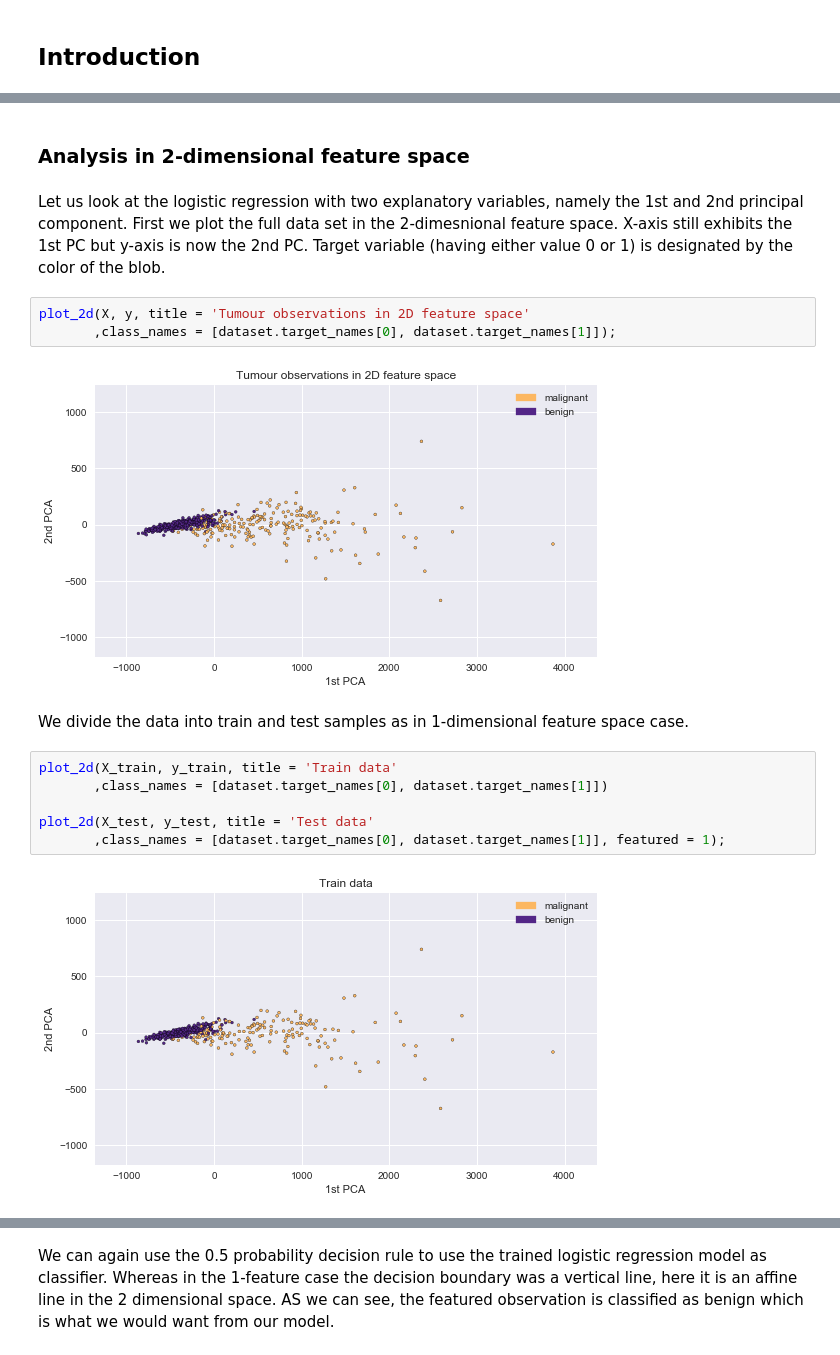
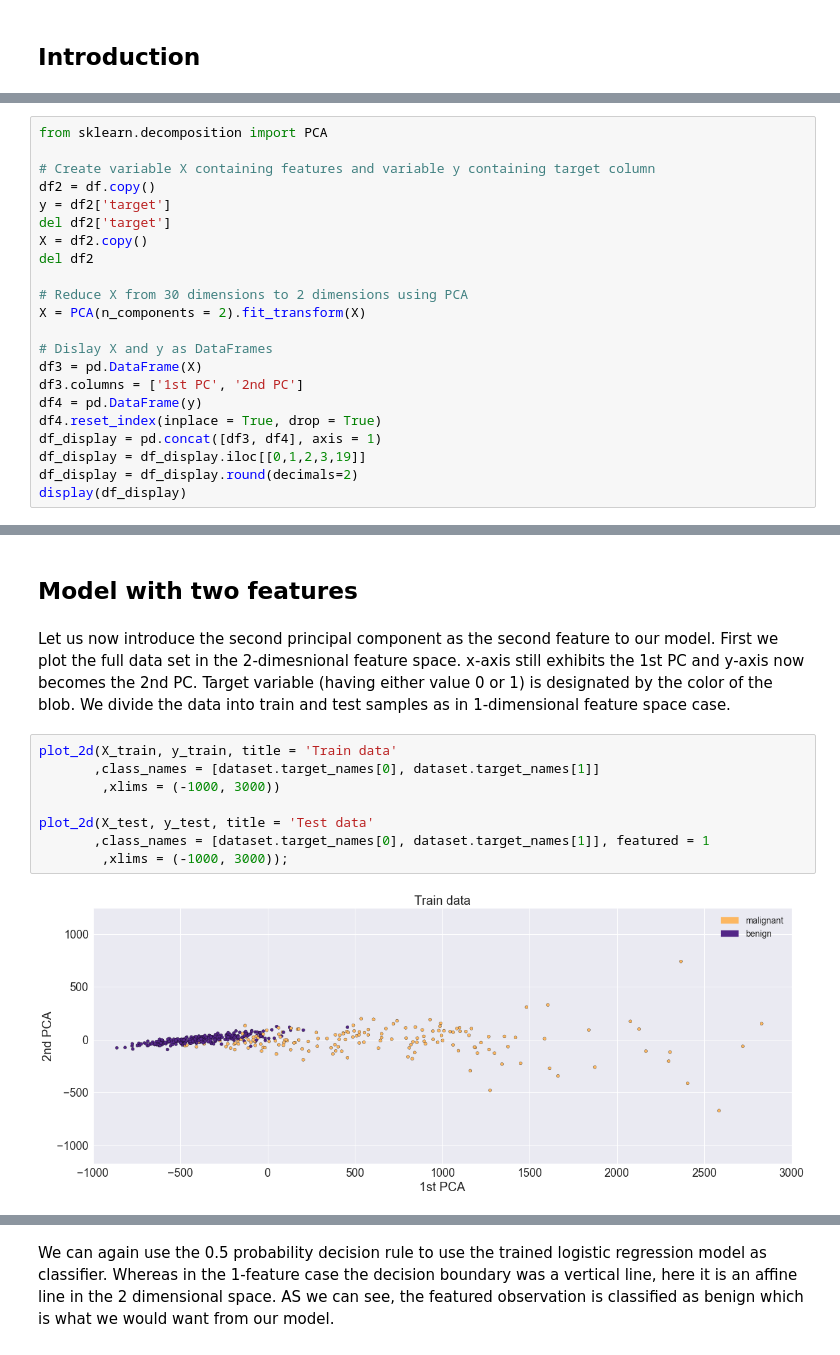
Before and after one commit to NoobQuant/Data_Science_Projects, a Jupyter notebook: logistic_regression/Logistic regression visualized.ipynb, the cells around one changed output, grey strips where cells are left out. Cells and saved outputs as stored; diff of their text form.

Commit message:
cleaned predictive analysis article

```diff
--- a/logistic_regression/Logistic regression visualized.ipynb
+++ b/logistic_regression/Logistic regression visualized.ipynb
@@ -540,0 +426,22 @@ We can use confusion matrix to display how well our classifier performs
+# %%
+from sklearn.decomposition import PCA
+
+# Create variable X containing features and variable y containing target column
+df2 = df.copy()
+y = df2['target']
+del df2['target']
+X = df2.copy()
+del df2
+
+# Reduce X from 30 dimensions to 2 dimensions using PCA
+X = PCA(n_components = 2).fit_transform(X)
+
+# Dislay X and y as DataFrames
+df3 = pd.DataFrame(X)
+df3.columns = ['1st PC', '2nd PC']
+df4 = pd.DataFrame(y)
+df4.reset_index(inplace = True, drop = True)
+df_display = pd.concat([df3, df4], axis = 1)
+df_display = df_display.iloc[[0,1,2,3,19]]
+df_display = df_display.round(decimals=2)
+display(df_display)
@@ -561,19 +642,14 @@ fig.savefig('animation_1dconfusionmatrix.svg', facecolor=fig.get_facecolor(), fo
-# %% [markdown]
-### Analysis in 2-dimensional feature space
+# %% [markdown]
+## Model with two features
 # %% [markdown]
-Let us look at the logistic regression with two explanatory variables, namely the 1st and 2nd principal component. First we plot the full data set in the 2-dimesnional feature space. X-axis still exhibits the 1st PC but y-axis is now the 2nd PC. Target variable (having either value 0 or 1) is designated by the color of the blob.
+Let us now introduce the second principal component as the second feature to our model. First we plot the full data set in the 2-dimesnional feature space. x-axis still exhibits the 1st PC and y-axis now becomes the 2nd PC. Target variable (having either value 0 or 1) is designated by the color of the blob. We divide the data into train and test samples as in 1-dimensional feature space case.
-# %%
-plot_2d(X, y, title = 'Tumour observations in 2D feature space'
-       ,class_names = [dataset.target_names[0], dataset.target_names[1]]);
-# %% [output]
-[figure, removed]
-# %% [markdown]
-We divide the data into train and test samples as in 1-dimensional feature space case.
 # %%
 plot_2d(X_train, y_train, title = 'Train data'
-       ,class_names = [dataset.target_names[0], dataset.target_names[1]])
+       ,class_names = [dataset.target_names[0], dataset.target_names[1]]
+        ,xlims = (-1000, 3000))
 
 plot_2d(X_test, y_test, title = 'Test data'
-       ,class_names = [dataset.target_names[0], dataset.target_names[1]], featured = 1);
+       ,class_names = [dataset.target_names[0], dataset.target_names[1]], featured = 1
+        ,xlims = (-1000, 3000));
 # %% [output]
-[figure, old version]
+[figure, new version]
```
Also changed, not shown: parts of 77 cells of this notebook, 4 other files.
